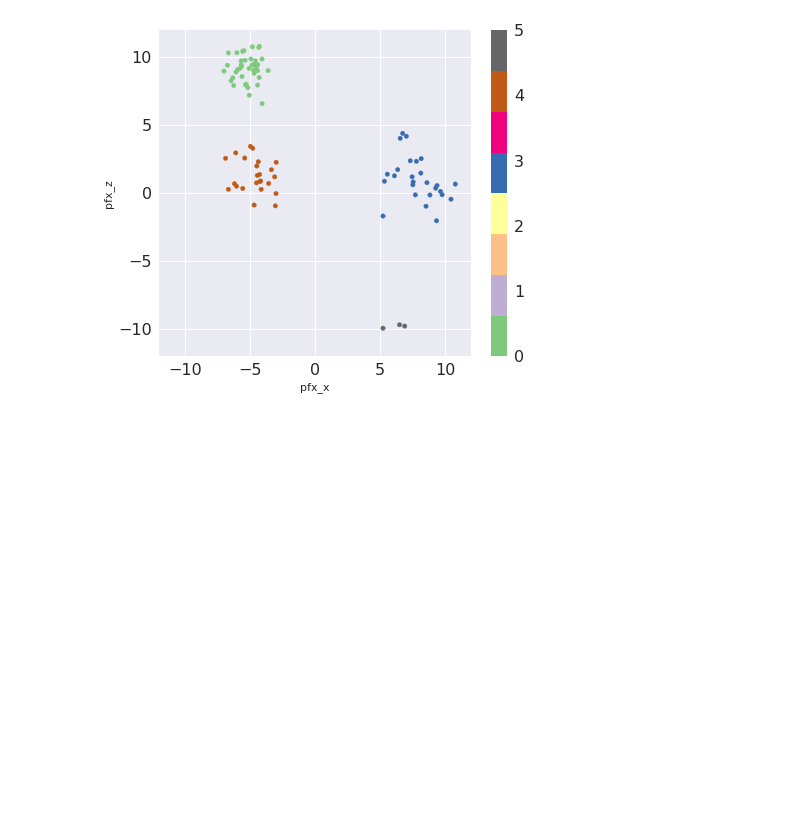
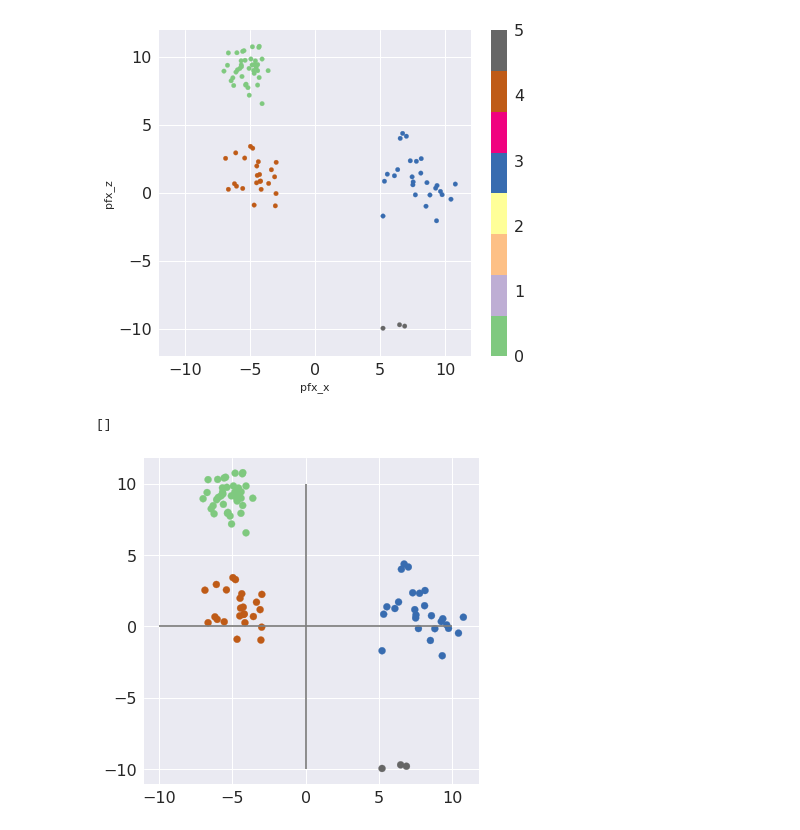
Before and after one commit to 3824/ball_analysis, a Jupyter notebook: 投球データを見る.ipynb, the cells around one changed output. Drawn from its saved outputs; the diff is of its cells as text; code cells hidden in the pictures; blank space fills up the shorter version.

```diff
--- a/投球データを見る.ipynb
+++ b/投球データを見る.ipynb
@@ -119,7 +119,7 @@ names_df[names_df["id"].isin([605254, 660271, 433589, 488748, 501822, 543056, 59
 | 1152 | 660271 | Shohei | Ohtani |
 # %%
 ohtani = 660271
-ohtani_df = p_df[p_df["pitcher_id"]==pitch_id]
+ohtani_df = p_df[p_df["pitcher_id"]==ohtani]
 ohtani_df
 # %% [output]
 |  | pitcher_id | batter_id | pitch_type | start_speed | end_speed | spin_dir | spin_rate | pfx_x | pfx_z | ... |
@@ -180,3 +172,12 @@ ohtani_df.plot(kind="scatter", x="pfx_x", y="pfx_z", figsize=(7,6), xlim=(-12, 1
 # %% [output]
 <matplotlib.axes._subplots.AxesSubplot at 0x...>
 [figure]
+# %%
+plt.figure(figsize=(6, 6))
+plt.scatter(x=ohtani_df["pfx_x"], y=ohtani_df["pfx_z"], c=ohtani_df["pitch_type_id"], cmap=cm.Accent)
+plt.hlines(y=0,xmin=-10,xmax=10, colors="gray")
+plt.vlines(x=0,ymin=-10,ymax=10, colors="gray")
+plt.plot()
+# %% [output]
+[]
+[figure, added]
```
Also changed, not shown: parts of 8 cells of this notebook, 4 other files.
